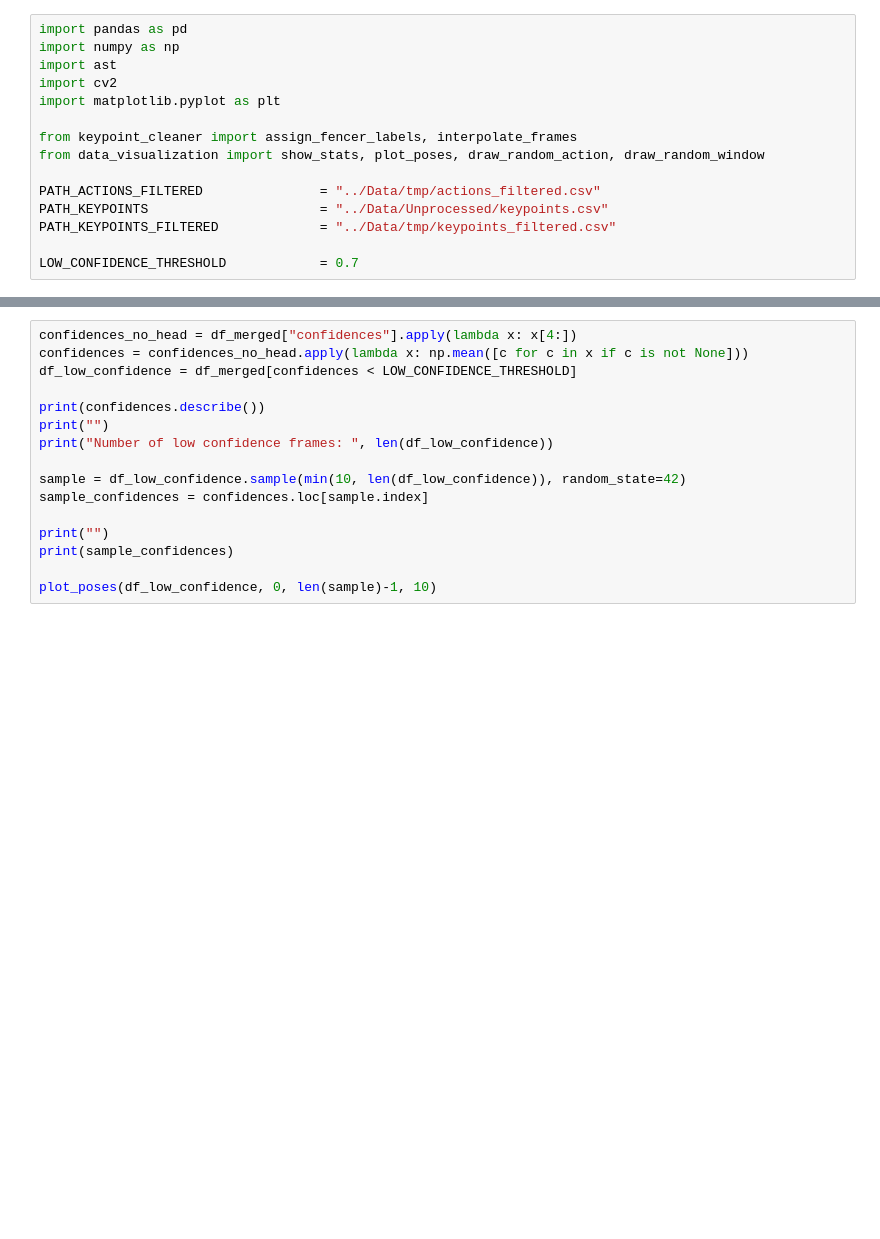
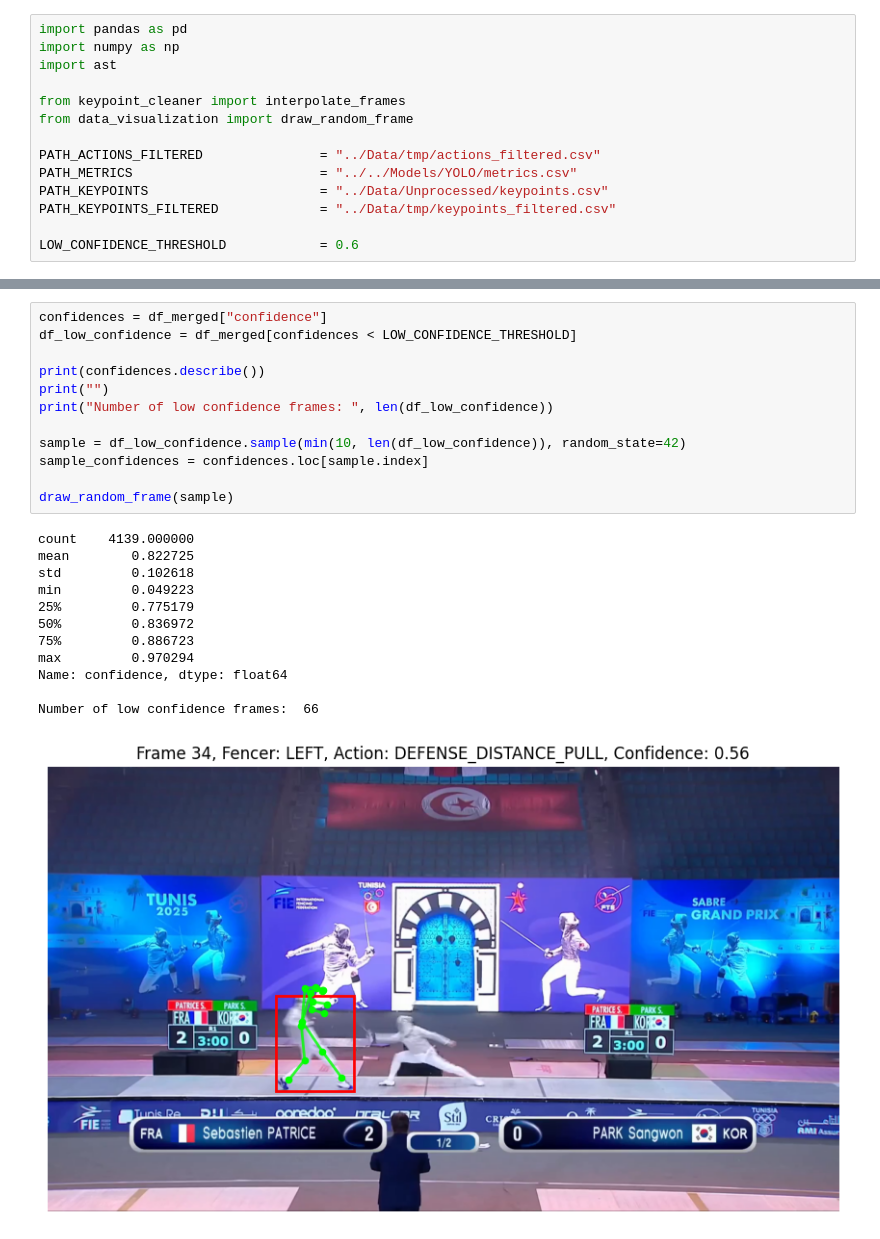
Before and after one commit to MistakesWereMaed/SaberPredict, a Jupyter notebook: Dataset/Pipeline/2-KeypointCleaning.ipynb, the cells around one changed output, grey strips where cells are left out. Drawn from its saved outputs; the diff is of its cells as text; blank space fills up the shorter version.

```diff
--- a/Dataset/Pipeline/2-KeypointCleaning.ipynb
+++ b/Dataset/Pipeline/2-KeypointCleaning.ipynb
@@ -2,14 +2,13 @@
 import pandas as pd
 import numpy as np
 import ast
-import cv2
-import matplotlib.pyplot as plt
 
-from keypoint_cleaner import assign_fencer_labels, interpolate_frames
-from data_visualization import show_stats, plot_poses, draw_random_action, draw_random_window
+from keypoint_cleaner import interpolate_frames
+from data_visualization import draw_random_frame
 
 PATH_ACTIONS_FILTERED               = "../Data/tmp/actions_filtered.csv"
+PATH_METRICS                        = "../../Models/YOLO/metrics.csv"
 PATH_KEYPOINTS                      = "../Data/Unprocessed/keypoints.csv"
 PATH_KEYPOINTS_FILTERED             = "../Data/tmp/keypoints_filtered.csv"
 
-LOW_CONFIDENCE_THRESHOLD            = 0.7
+LOW_CONFIDENCE_THRESHOLD            = 0.6
@@ -154,18 +114,27 @@ draw_random_action(df_merged, 3, seed=42)
 # %%
-confidences_no_head = df_merged["confidences"].apply(lambda x: x[4:])
-confidences = confidences_no_head.apply(lambda x: np.mean([c for c in x if c is not None]))
+confidences = df_merged["confidence"]
 df_low_confidence = df_merged[confidences < LOW_CONFIDENCE_THRESHOLD]
 
 print(confidences.describe())
 print("")
 print("Number of low confidence frames: ", len(df_low_confidence))
 
 sample = df_low_confidence.sample(min(10, len(df_low_confidence)), random_state=42)
 sample_confidences = confidences.loc[sample.index]
 
-print("")
-print(sample_confidences)
-
-plot_poses(df_low_confidence, 0, len(sample)-1, 10)
+draw_random_frame(sample)
+# %% [output]
+count    4139.000000
+mean        0.822725
+std         0.102618
+min         0.049223
+25%         0.775179
+50%         0.836972
+75%         0.886723
+max         0.970294
+Name: confidence, dtype: float64
+
+Number of low confidence frames:  66
+[figure, added]
 # %%
 df_reduced = df_merged[confidences >= LOW_CONFIDENCE_THRESHOLD]
```
Also changed, not shown: parts of 12 cells of this notebook, 5 other files.
